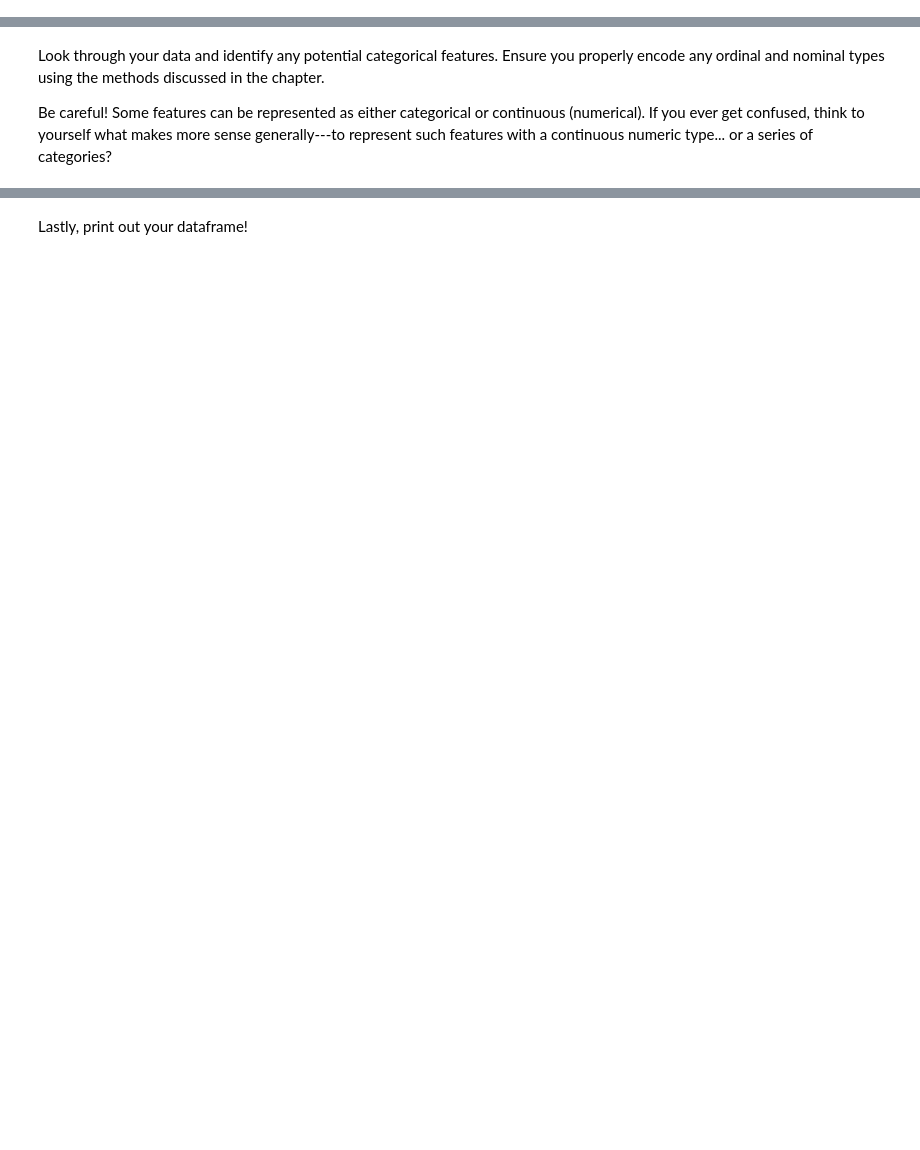
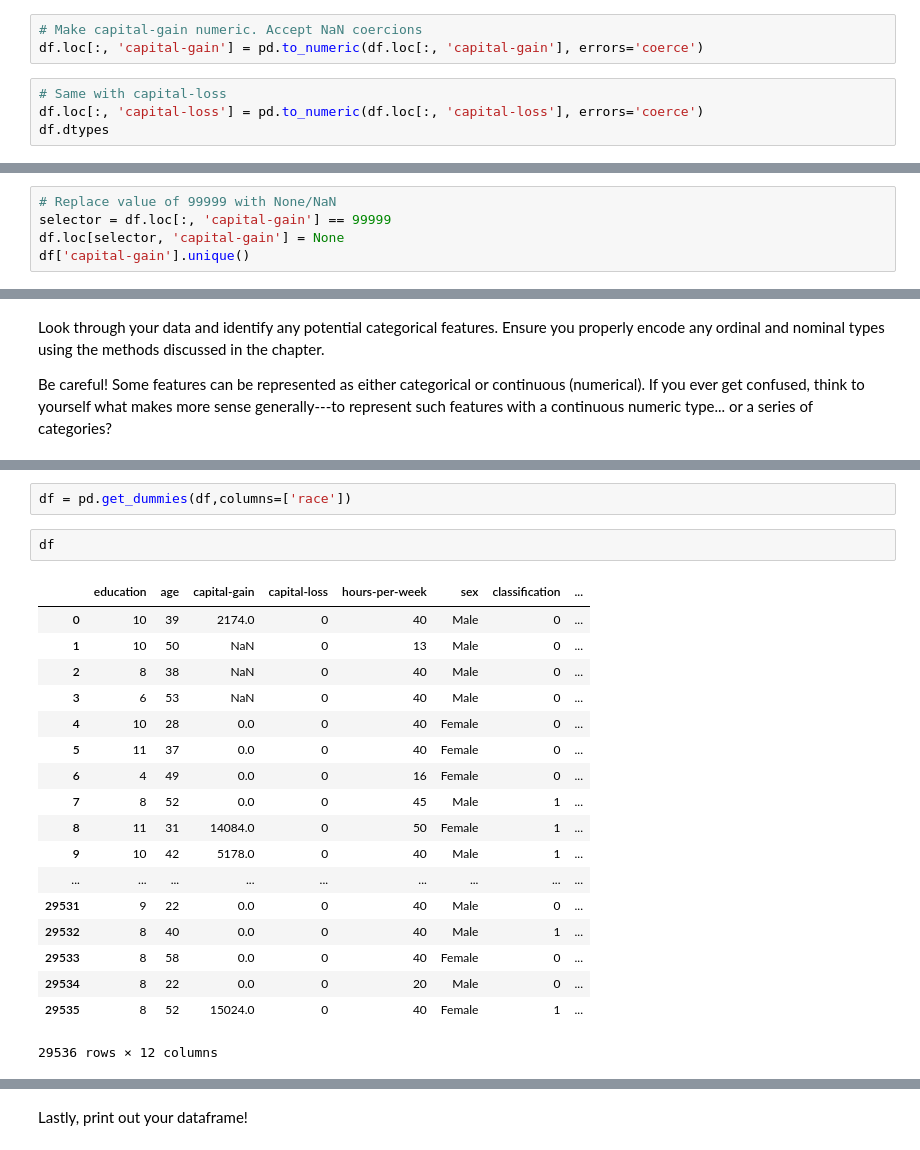
Before and after one commit to tsaomao/edX--MSDS-Curriculum--DAT210x, a Jupyter notebook: Module2/Module2 - Lab5.ipynb, the cells around one changed output, grey strips where cells are left out. Drawn from its saved outputs; the diff is of its cells as text; blank space fills up the shorter version.

```diff
--- a/Module2/Module2 - Lab5.ipynb
+++ b/Module2/Module2 - Lab5.ipynb
@@ -20,0 +52,7 @@ Do the data-types of each column reflect the values you see when you look throug
+# %%
+# Make capital-gain numeric. Accept NaN coercions
+df.loc[:, 'capital-gain'] = pd.to_numeric(df.loc[:, 'capital-gain'], errors='coerce')
+# %%
+# Same with capital-loss
+df.loc[:, 'capital-loss'] = pd.to_numeric(df.loc[:, 'capital-loss'], errors='coerce')
+df.dtypes
@@ -26,0 +73,5 @@ If you find any value that should be properly encoded to NaNs, you can convert t
+# %%
+# Replace value of 99999 with None/NaN
+selector = df.loc[:, 'capital-gain'] == 99999
+df.loc[selector, 'capital-gain'] = None
+df['capital-gain'].unique()
@@ -32,0 +118,23 @@ Be careful! Some features can be represented as either categorical or continuous
+# %%
+df = pd.get_dummies(df,columns=['race'])
+# %%
+df
+# %% [output]
+|  | education | age | capital-gain | capital-loss | hours-per-week | sex | classification | ... |
+| 0 | 10 | 39 | 2174.0 | 0 | 40 | Male | 0 | ... |
+| 1 | 10 | 50 | NaN | 0 | 13 | Male | 0 | ... |
+| 2 | 8 | 38 | NaN | 0 | 40 | Male | 0 | ... |
+| 3 | 6 | 53 | NaN | 0 | 40 | Male | 0 | ... |
+| 4 | 10 | 28 | 0.0 | 0 | 40 | Female | 0 | ... |
+| 5 | 11 | 37 | 0.0 | 0 | 40 | Female | 0 | ... |
+| 6 | 4 | 49 | 0.0 | 0 | 16 | Female | 0 | ... |
+| 7 | 8 | 52 | 0.0 | 0 | 45 | Male | 1 | ... |
+| 8 | 11 | 31 | 14084.0 | 0 | 50 | Female | 1 | ... |
+| 9 | 10 | 42 | 5178.0 | 0 | 40 | Male | 1 | ... |
+| ... | ... | ... | ... | ... | ... | ... | ... | ... |
+| 29531 | 9 | 22 | 0.0 | 0 | 40 | Male | 0 | ... |
+| 29532 | 8 | 40 | 0.0 | 0 | 40 | Male | 1 | ... |
+| 29533 | 8 | 58 | 0.0 | 0 | 40 | Female | 0 | ... |
+| 29534 | 8 | 22 | 0.0 | 0 | 20 | Male | 0 | ... |
+| 29535 | 8 | 52 | 15024.0 | 0 | 40 | Female | 1 | ... |
+29536 rows × 12 columns
```
Also changed, not shown: parts of 13 cells of this notebook, 1 other file.
